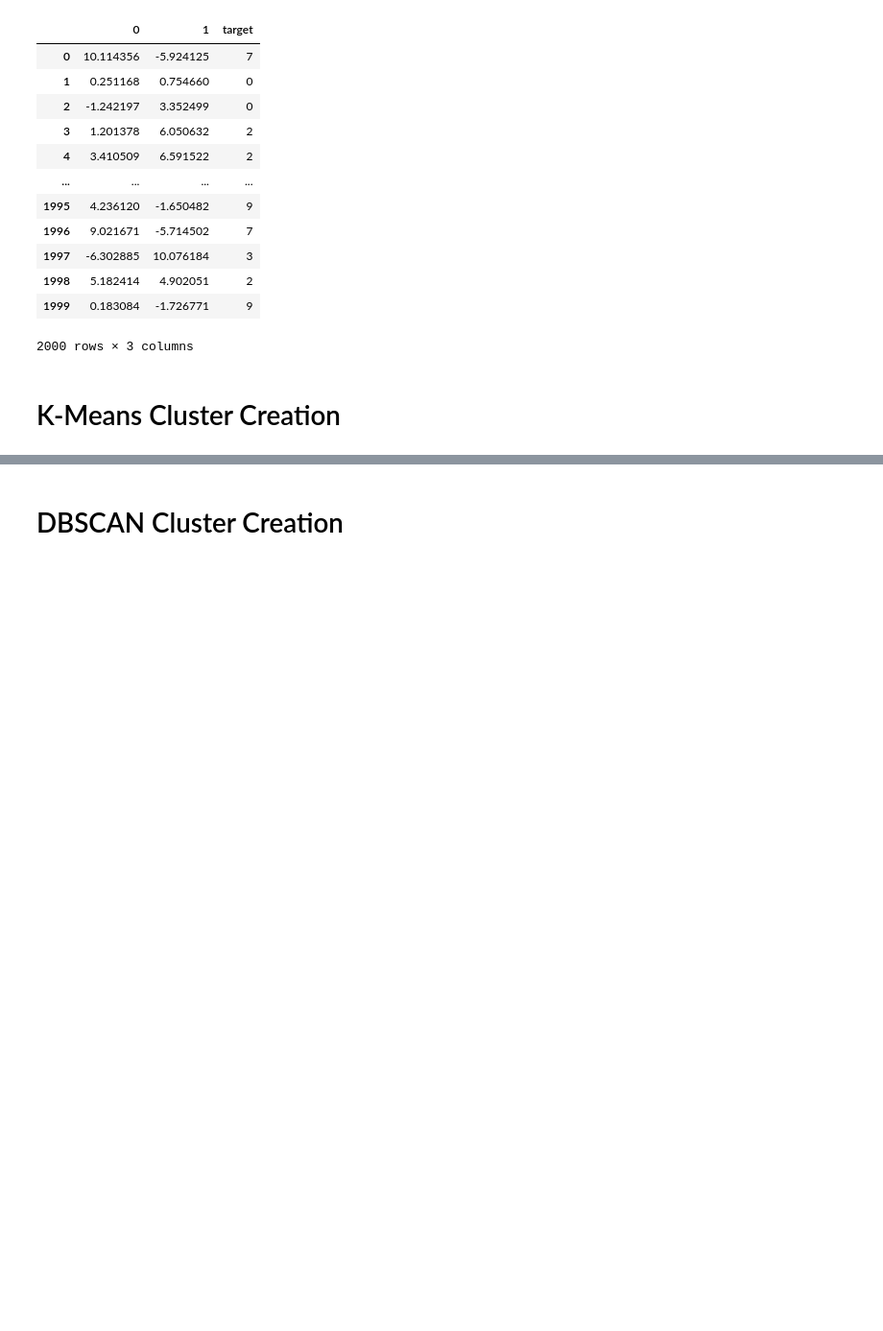
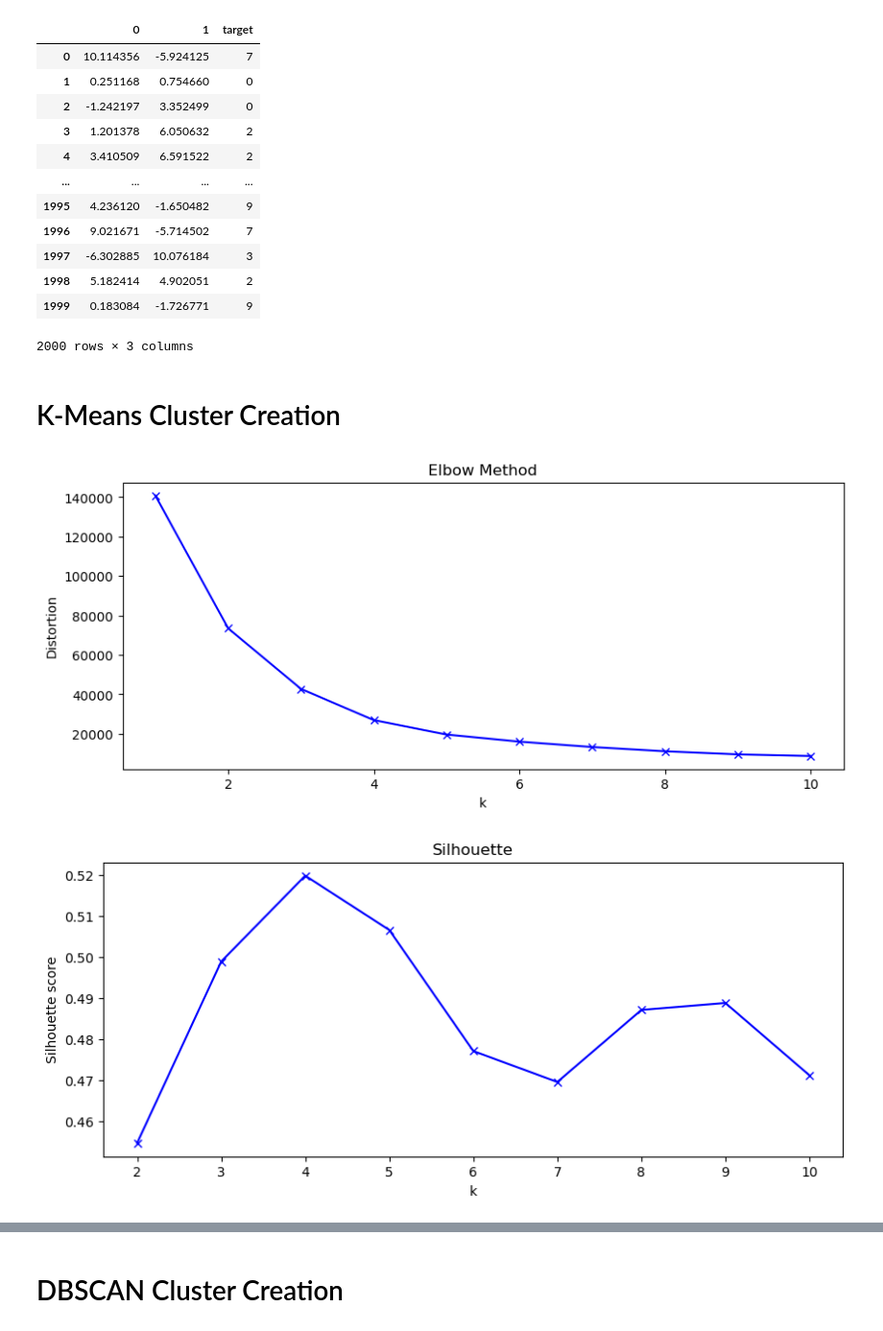
Before and after one commit to Elkhn/Portfolio, a Jupyter notebook: K-means, DBSCAN and FCM/K-Means, DBSCAN and FCM clusterization.ipynb, the cells around one changed output, grey strips where cells are left out. Shown at 96% size. Saved outputs shown, nothing was run; the diff lists cells and outputs as text; code cells hidden in the pictures; blank space fills up the shorter version.

```diff
--- a/K-means, DBSCAN and FCM/K-Means, DBSCAN and FCM clusterization.ipynb
+++ b/K-means, DBSCAN and FCM/K-Means, DBSCAN and FCM clusterization.ipynb
@@ -30,0 +38,27 @@ from sklearn.cluster import KMeans
+# %%
+distortions = []
+silhouette = []
+K = range(1, 11, 1)
+for k in tqdm(K):
+    kmeanModel = KMeans(n_clusters=k)
+    kmeanModel.fit(data[0])
+    distortions.append(kmeanModel.inertia_)
+    if k > 1:
+        silhouette.append(silhouette_score(data[0], kmeanModel.labels_))
+
+plt.figure(figsize=(10,4))
+plt.plot(K, distortions, 'bx-')
+plt.xlabel('k')
+plt.ylabel('Distortion')
+plt.title('Elbow Method')
+plt.show()
+
+plt.figure(figsize=(10,4))
+plt.plot(K[1:], silhouette, 'bx-')
+plt.xlabel('k')
+plt.ylabel('Silhouette score')
+plt.title('Silhouette')
+plt.show()
+# %% [output]
+[figure, added]
+[figure, added]
```
Also changed, not shown: parts of 11 cells of this notebook.
